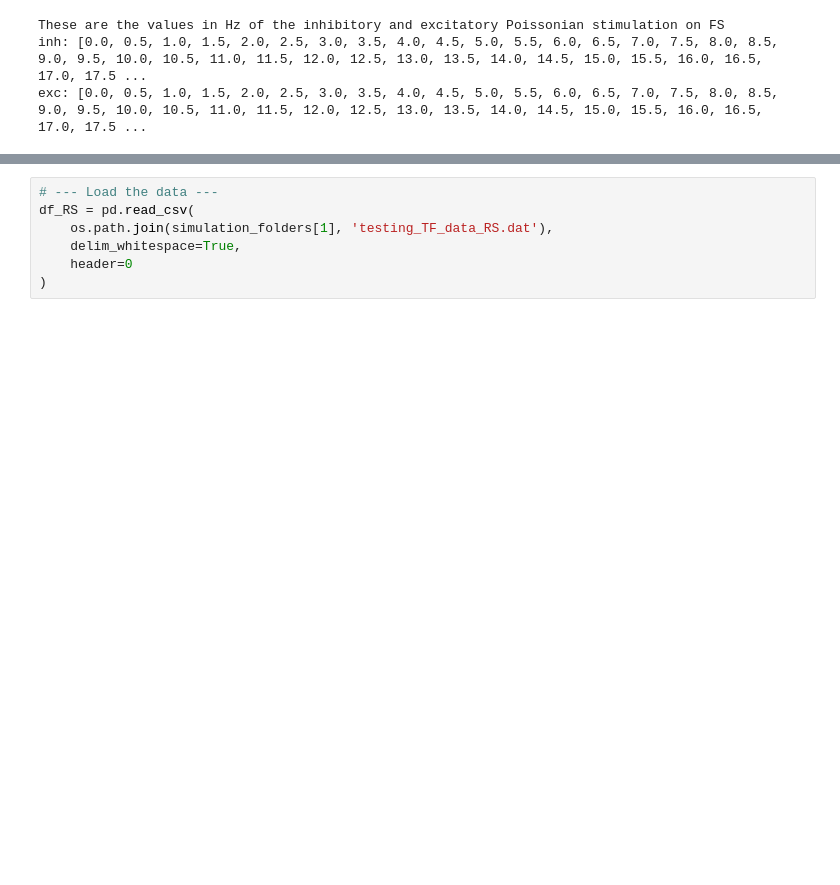
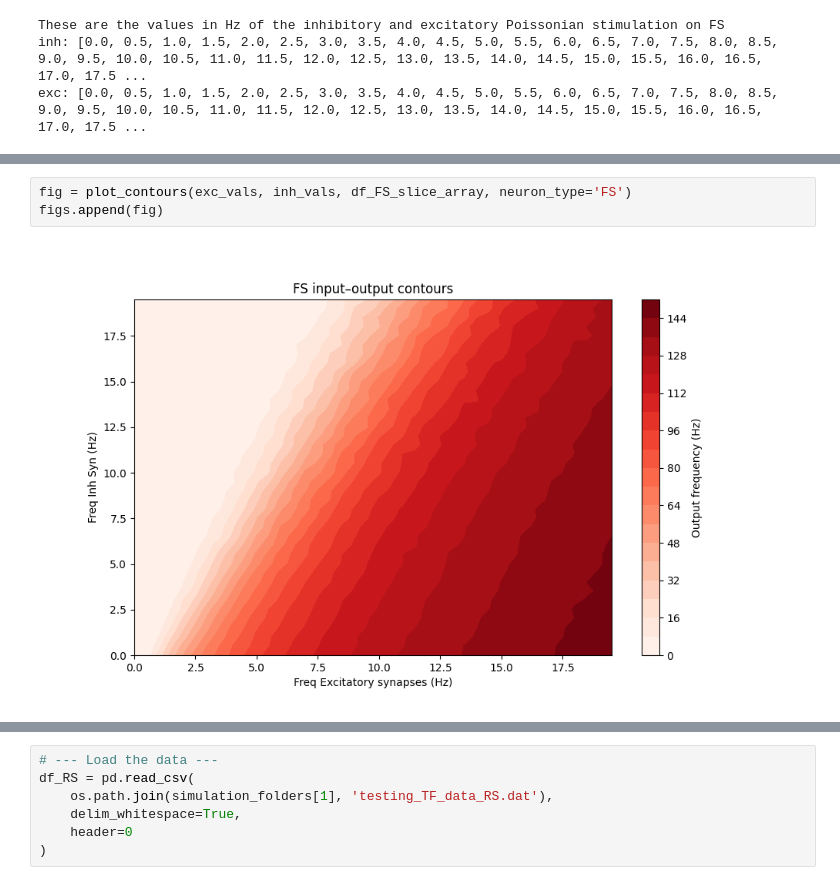
Before and after one commit to IlaCar/neuron-to-meanfield, a Jupyter notebook: transfer_function/data_extraction/Analysing_extracted_data.ipynb, the cells around one changed output, grey strips where cells are left out. Saved outputs shown, nothing was run; the diff lists cells and outputs as text; blank space fills up the shorter version.

```diff
--- a/transfer_function/data_extraction/Analysing_extracted_data.ipynb
+++ b/transfer_function/data_extraction/Analysing_extracted_data.ipynb
@@ -81,0 +96,5 @@ figs.append(fig)
+# %%
+fig = plot_contours(exc_vals, inh_vals, df_FS_slice_array, neuron_type='FS')
+figs.append(fig)
+# %% [output]
+[figure, added]
```
Also changed, not shown: parts of 13 cells of this notebook.
